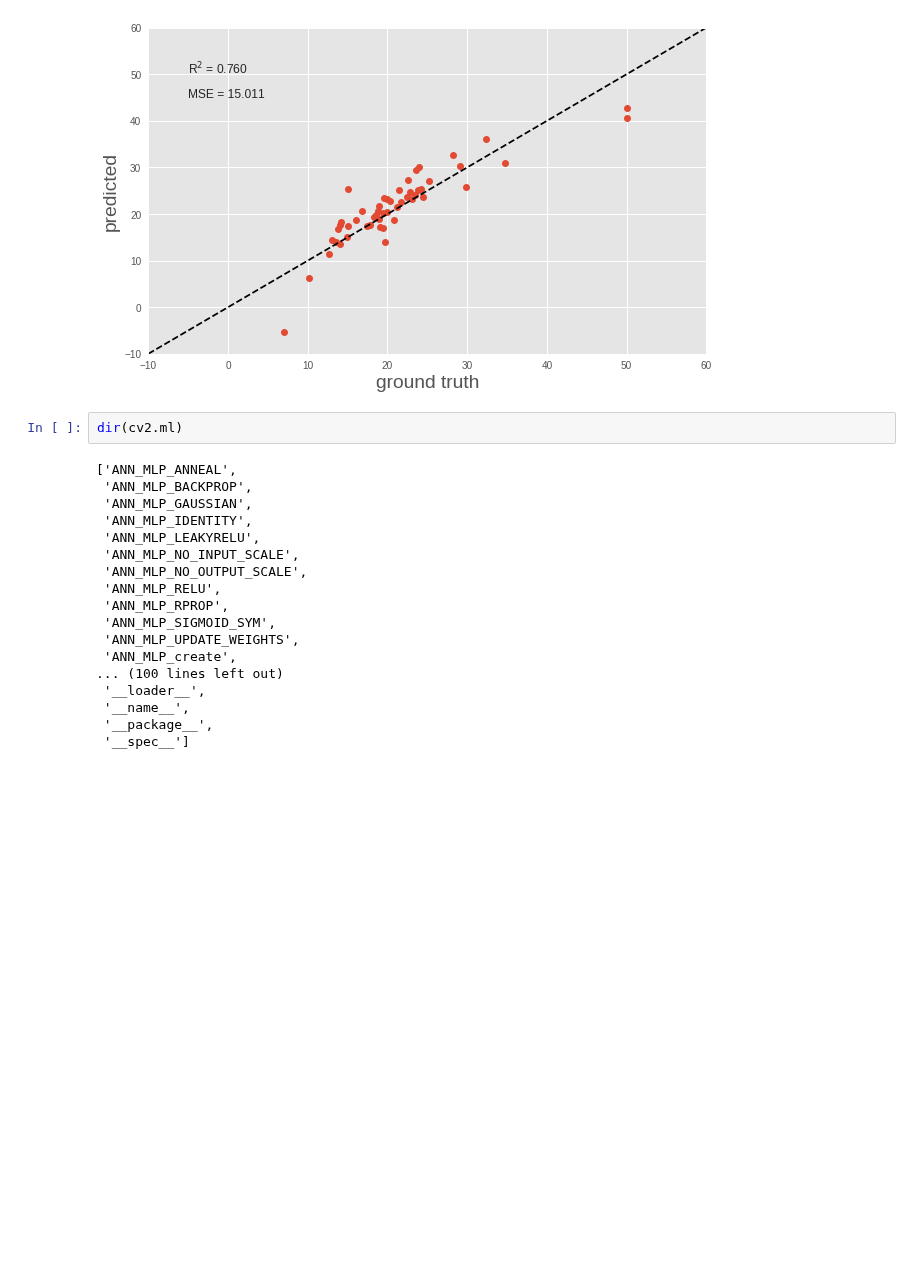
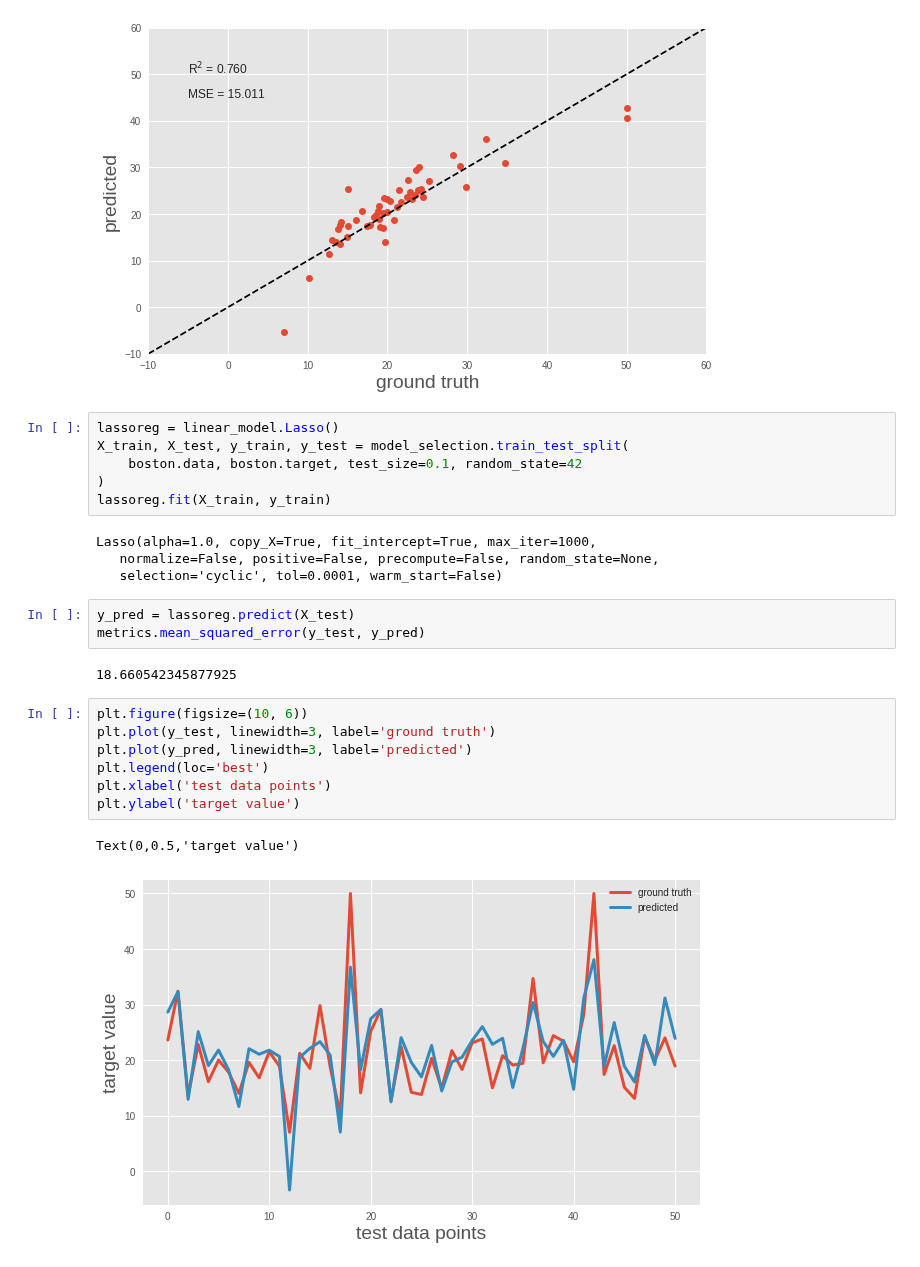
Before and after one commit to kintarou/django-starter, a Jupyter notebook: opencv_machine_learning.ipynb, the cells around one changed output. Drawn from its saved outputs; the diff is of its cells as text; blank space fills up the shorter version.

```diff
--- a/opencv_machine_learning.ipynb
+++ b/opencv_machine_learning.ipynb
@@ -351,23 +351,28 @@ plt.text(-5, 50, scorestr, fontsize=12)
 plt.text(-5, 45, errstr, fontsize=12);
 # %% [output]
 [figure]
-# %%
-dir(cv2.ml)
-# %% [output]
-['ANN_MLP_ANNEAL',
- 'ANN_MLP_BACKPROP',
- 'ANN_MLP_GAUSSIAN',
- 'ANN_MLP_IDENTITY',
- 'ANN_MLP_LEAKYRELU',
- 'ANN_MLP_NO_INPUT_SCALE',
- 'ANN_MLP_NO_OUTPUT_SCALE',
- 'ANN_MLP_RELU',
- 'ANN_MLP_RPROP',
- 'ANN_MLP_SIGMOID_SYM',
- 'ANN_MLP_UPDATE_WEIGHTS',
- 'ANN_MLP_create',
-... (100 lines left out)
- '__loader__',
- '__name__',
- '__package__',
- '__spec__']
+# %%
+lassoreg = linear_model.Lasso()
+X_train, X_test, y_train, y_test = model_selection.train_test_split(
+    boston.data, boston.target, test_size=0.1, random_state=42
+)
+lassoreg.fit(X_train, y_train)
+# %% [output]
+Lasso(alpha=1.0, copy_X=True, fit_intercept=True, max_iter=1000,
+   normalize=False, positive=False, precompute=False, random_state=None,
+   selection='cyclic', tol=0.0001, warm_start=False)
+# %%
+y_pred = lassoreg.predict(X_test)
+metrics.mean_squared_error(y_test, y_pred)
+# %% [output]
+18.660542345877925
+# %%
+plt.figure(figsize=(10, 6))
+plt.plot(y_test, linewidth=3, label='ground truth')
+plt.plot(y_pred, linewidth=3, label='predicted')
+plt.legend(loc='best')
+plt.xlabel('test data points')
+plt.ylabel('target value')
+# %% [output]
+Text(0,0.5,'target value')
+[figure, added]
```
Also changed, not shown: parts of 5 cells of this notebook.
